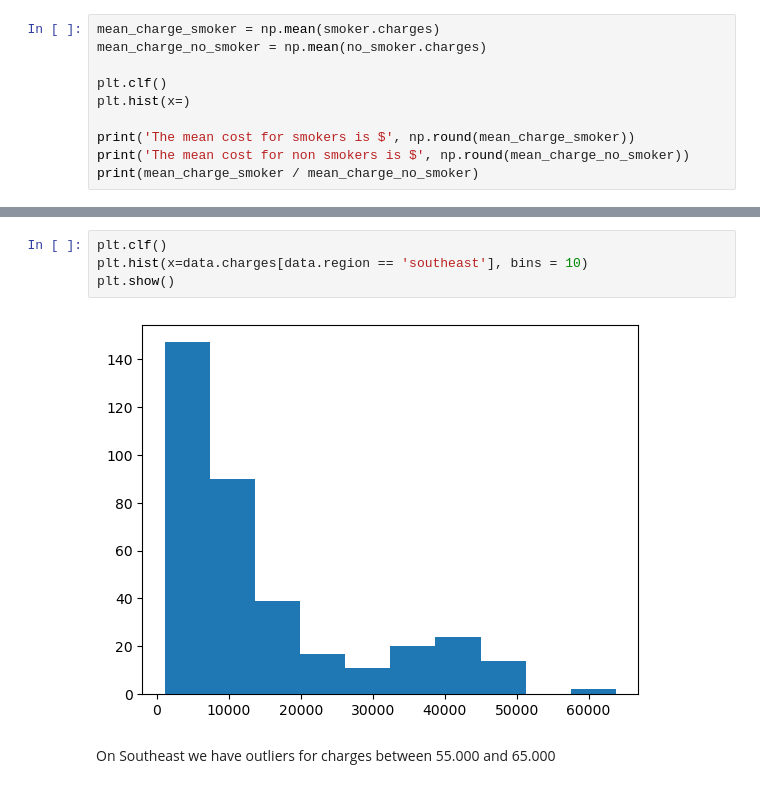
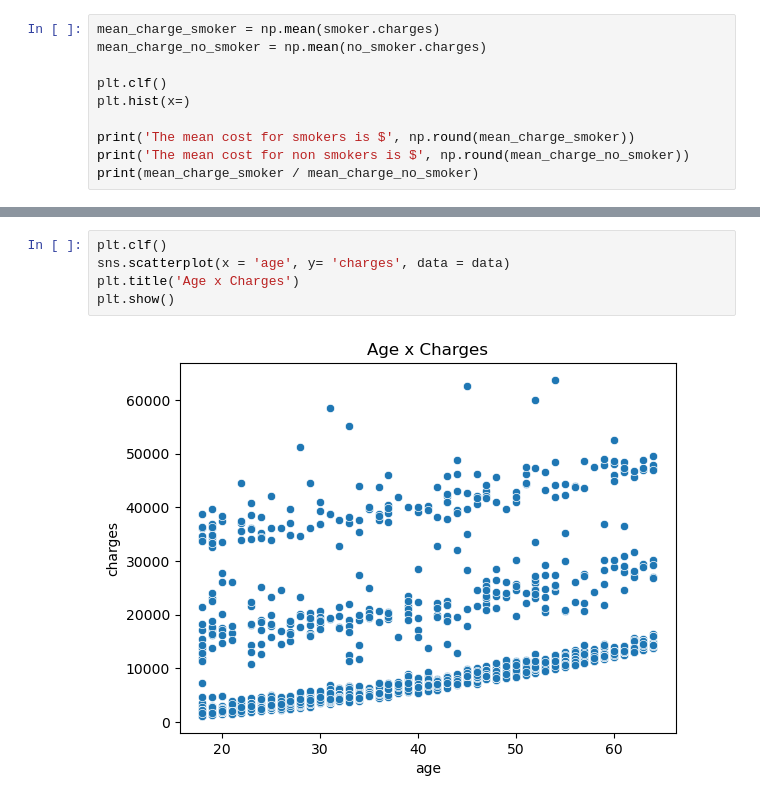
Before and after one commit to cacaprog/learning-projects, a Jupyter notebook: us-medical-insurance-cost/us-medical-insurance-costs.ipynb, the cells around one changed output, grey strips where cells are left out. Saved outputs shown, nothing was run; the diff lists cells and outputs as text.

```diff
--- a/us-medical-insurance-cost/us-medical-insurance-costs.ipynb
+++ b/us-medical-insurance-cost/us-medical-insurance-costs.ipynb
@@ -175,8 +239,7 @@ plt.show()
 # %%
 plt.clf()
-plt.hist(x=data.charges[data.region == 'southeast'], bins = 10)
+sns.scatterplot(x = 'age', y= 'charges', data = data)
+plt.title('Age x Charges')
 plt.show()
 # %% [output]
-[figure, old version]
+[figure, new version]
-# %% [markdown]
-On Southeast we have outliers for charges between 55.000 and 65.000
```
Also changed, not shown: parts of 19 cells of this notebook, 1 other file.
